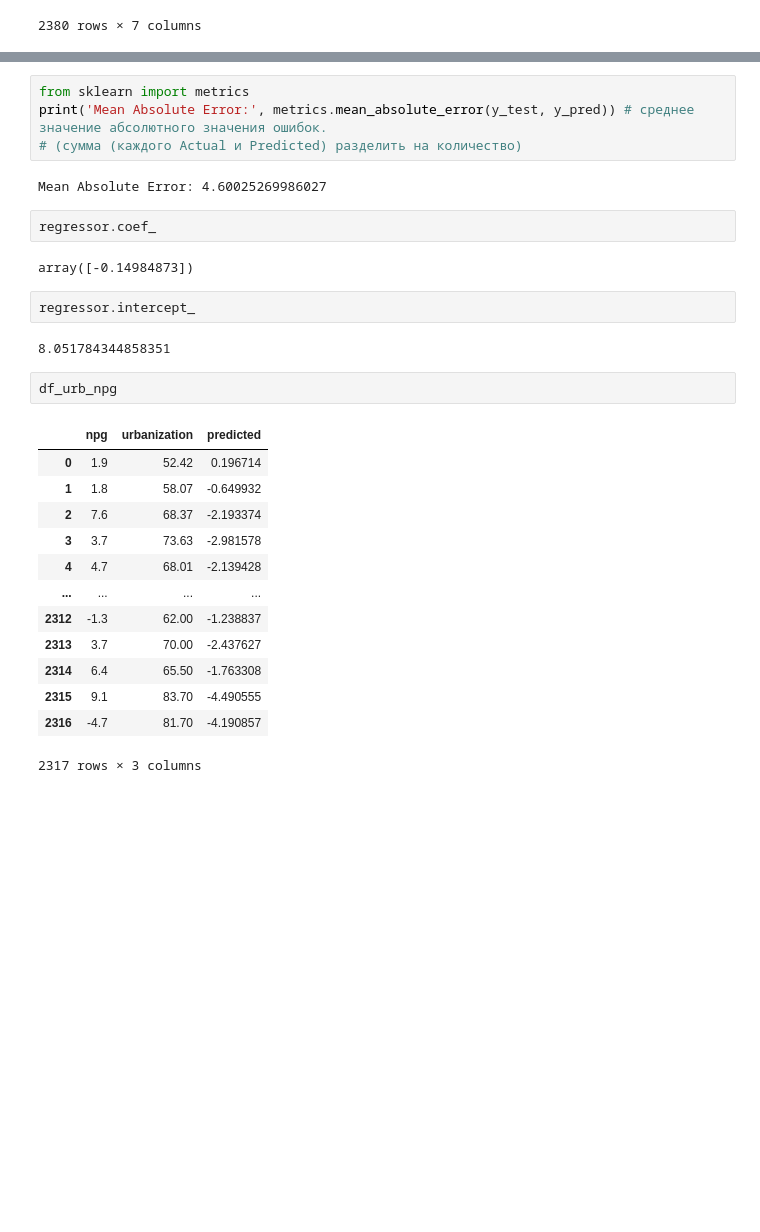
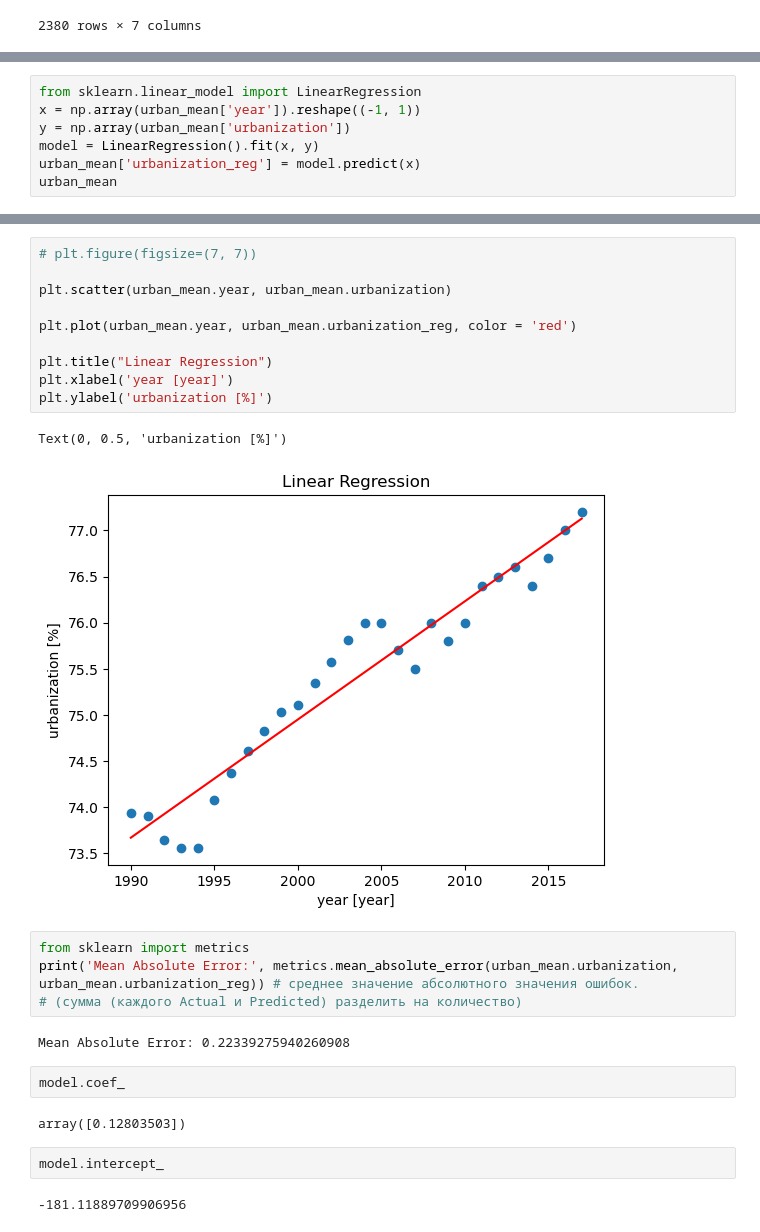
Before and after one commit to ArinaFedotova/APL.lab4, a Jupyter notebook: lab4.ipynb, the cells around one changed output, grey strips where cells are left out. Cells and saved outputs as stored; diff of their text form; blank space fills up the shorter version.

```diff
--- a/lab4.ipynb
+++ b/lab4.ipynb
@@ -157,0 +74,7 @@ df_urb_npg
+# %%
+from sklearn.linear_model import LinearRegression
+x = np.array(urban_mean['year']).reshape((-1, 1))
+y = np.array(urban_mean['urbanization'])
+model = LinearRegression().fit(x, y)
+urban_mean['urbanization_reg'] = model.predict(x)
+urban_mean
@@ -158,30 +99,27 @@ df_urb_npg
+# %%
+# plt.figure(figsize=(7, 7))
+
+plt.scatter(urban_mean.year, urban_mean.urbanization)
+
+plt.plot(urban_mean.year, urban_mean.urbanization_reg, color = 'red')
+
+plt.title("Linear Regression")
+plt.xlabel('year [year]')
+plt.ylabel('urbanization [%]')
+# %% [output]
+Text(0, 0.5, 'urbanization [%]')
+[figure, added]
 # %%
 from sklearn import metrics
-print('Mean Absolute Error:', metrics.mean_absolute_error(y_test, y_pred)) # среднее значение абсолютного значения ошибок.
+print('Mean Absolute Error:', metrics.mean_absolute_error(urban_mean.urbanization, urban_mean.urbanization_reg)) # среднее значение абсолютного значения ошибок.
 # (сумма (каждого Actual и Predicted) разделить на количество)
 # %% [output]
-Mean Absolute Error: 4.60025269986027
+Mean Absolute Error: 0.22339275940260908
 # %%
-regressor.coef_
+model.coef_
 # %% [output]
-array([-0.14984873])
+array([0.12803503])
 # %%
-regressor.intercept_
+model.intercept_
 # %% [output]
-8.051784344858351
+-181.11889709906956
-# %%
-df_urb_npg
-# %% [output]
-|  | npg | urbanization | predicted |
-| 0 | 1.9 | 52.42 | 0.196714 |
-| 1 | 1.8 | 58.07 | -0.649932 |
-| 2 | 7.6 | 68.37 | -2.193374 |
-| 3 | 3.7 | 73.63 | -2.981578 |
-| 4 | 4.7 | 68.01 | -2.139428 |
-| ... | ... | ... | ... |
-| 2312 | -1.3 | 62.00 | -1.238837 |
-| 2313 | 3.7 | 70.00 | -2.437627 |
-| 2314 | 6.4 | 65.50 | -1.763308 |
-| 2315 | 9.1 | 83.70 | -4.490555 |
-| 2316 | -4.7 | 81.70 | -4.190857 |
-2317 rows × 3 columns
```
Also changed, not shown: parts of 17 cells of this notebook.
